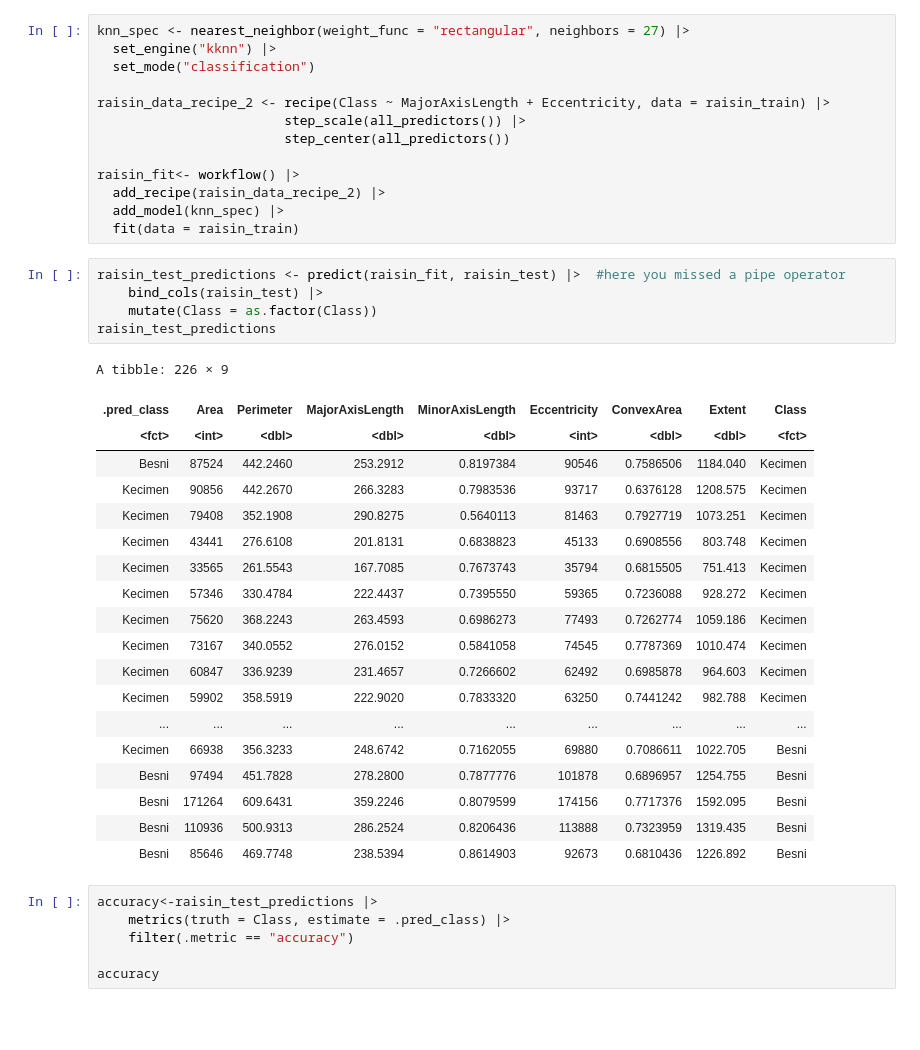
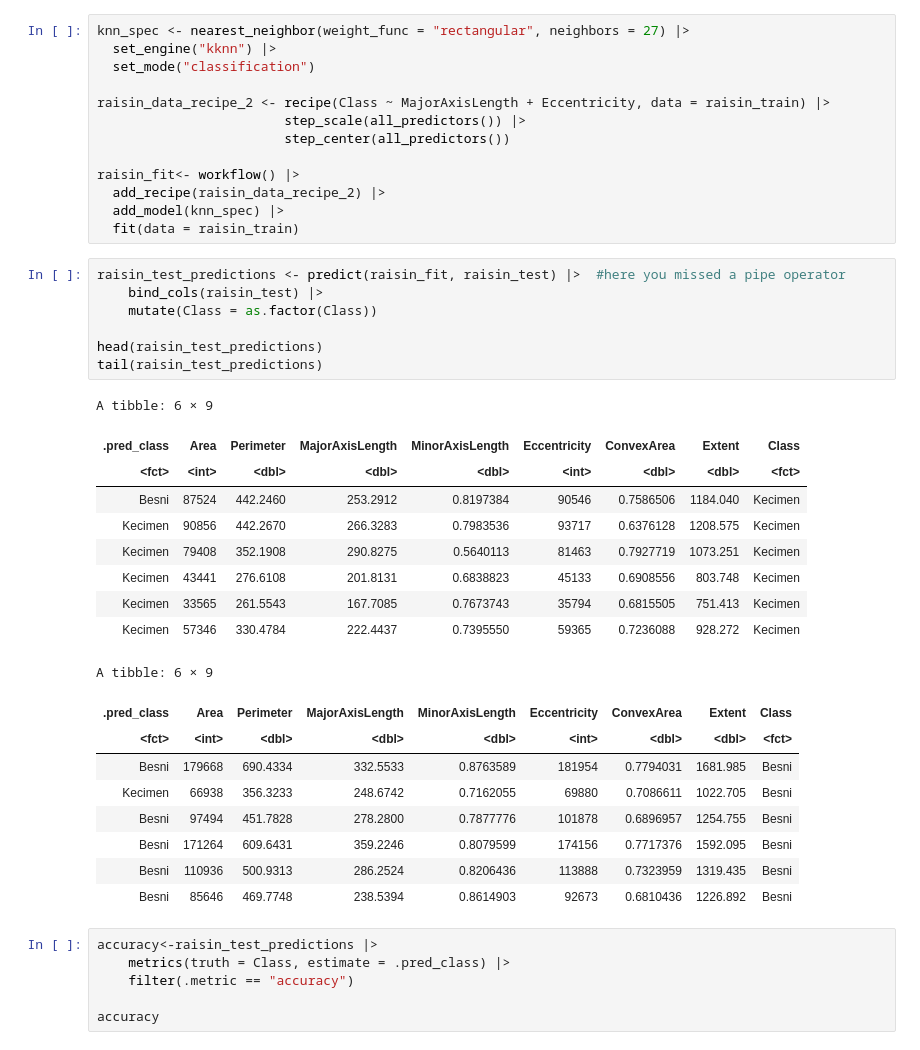
Before and after one commit to jlee0714/DSCI-Project, a Jupyter notebook: Final Project.ipynb, the cells around one changed output. Cells and saved outputs as stored; diff of their text form; blank space fills up the shorter version.

```diff
--- a/Final Project.ipynb
+++ b/Final Project.ipynb
@@ -199,28 +199,29 @@ raisin_fit<- workflow() |>
 # %%
 raisin_test_predictions <- predict(raisin_fit, raisin_test) |>  #here you missed a pipe operator
     bind_cols(raisin_test) |>
     mutate(Class = as.factor(Class))
-raisin_test_predictions
+
+head(raisin_test_predictions)
+tail(raisin_test_predictions)
 # %% [output]
-A tibble: 226 × 9
+A tibble: 6 × 9
 | .pred_class | Area | Perimeter | MajorAxisLength | MinorAxisLength | Eccentricity | ConvexArea | Extent | Class |
 | <fct> | <int> | <dbl> | <dbl> | <dbl> | <int> | <dbl> | <dbl> | <fct> |
 | Besni | 87524 | 442.2460 | 253.2912 | 0.8197384 | 90546 | 0.7586506 | 1184.040 | Kecimen |
 | Kecimen | 90856 | 442.2670 | 266.3283 | 0.7983536 | 93717 | 0.6376128 | 1208.575 | Kecimen |
 | Kecimen | 79408 | 352.1908 | 290.8275 | 0.5640113 | 81463 | 0.7927719 | 1073.251 | Kecimen |
 | Kecimen | 43441 | 276.6108 | 201.8131 | 0.6838823 | 45133 | 0.6908556 | 803.748 | Kecimen |
 | Kecimen | 33565 | 261.5543 | 167.7085 | 0.7673743 | 35794 | 0.6815505 | 751.413 | Kecimen |
 | Kecimen | 57346 | 330.4784 | 222.4437 | 0.7395550 | 59365 | 0.7236088 | 928.272 | Kecimen |
-| Kecimen | 75620 | 368.2243 | 263.4593 | 0.6986273 | 77493 | 0.7262774 | 1059.186 | Kecimen |
-| Kecimen | 73167 | 340.0552 | 276.0152 | 0.5841058 | 74545 | 0.7787369 | 1010.474 | Kecimen |
-| Kecimen | 60847 | 336.9239 | 231.4657 | 0.7266602 | 62492 | 0.6985878 | 964.603 | Kecimen |
-| Kecimen | 59902 | 358.5919 | 222.9020 | 0.7833320 | 63250 | 0.7441242 | 982.788 | Kecimen |
-| ... | ... | ... | ... | ... | ... | ... | ... | ... |
-| Kecimen | 66938 | 356.3233 | 248.6742 | 0.7162055 | 69880 | 0.7086611 | 1022.705 | Besni |
-| Besni | 97494 | 451.7828 | 278.2800 | 0.7877776 | 101878 | 0.6896957 | 1254.755 | Besni |
-| Besni | 171264 | 609.6431 | 359.2246 | 0.8079599 | 174156 | 0.7717376 | 1592.095 | Besni |
-| Besni | 110936 | 500.9313 | 286.2524 | 0.8206436 | 113888 | 0.7323959 | 1319.435 | Besni |
-| Besni | 85646 | 469.7748 | 238.5394 | 0.8614903 | 92673 | 0.6810436 | 1226.892 | Besni |
+A tibble: 6 × 9
+| .pred_class | Area | Perimeter | MajorAxisLength | MinorAxisLength | Eccentricity | ConvexArea | Extent | Class |
+| <fct> | <int> | <dbl> | <dbl> | <dbl> | <int> | <dbl> | <dbl> | <fct> |
+| Besni | 179668 | 690.4334 | 332.5533 | 0.8763589 | 181954 | 0.7794031 | 1681.985 | Besni |
+| Kecimen | 66938 | 356.3233 | 248.6742 | 0.7162055 | 69880 | 0.7086611 | 1022.705 | Besni |
+| Besni | 97494 | 451.7828 | 278.2800 | 0.7877776 | 101878 | 0.6896957 | 1254.755 | Besni |
+| Besni | 171264 | 609.6431 | 359.2246 | 0.8079599 | 174156 | 0.7717376 | 1592.095 | Besni |
+| Besni | 110936 | 500.9313 | 286.2524 | 0.8206436 | 113888 | 0.7323959 | 1319.435 | Besni |
+| Besni | 85646 | 469.7748 | 238.5394 | 0.8614903 | 92673 | 0.6810436 | 1226.892 | Besni |
 # %%
 accuracy<-raisin_test_predictions |>
     metrics(truth = Class, estimate = .pred_class) |>
```
Also changed, not shown: parts of 3 cells of this notebook.
